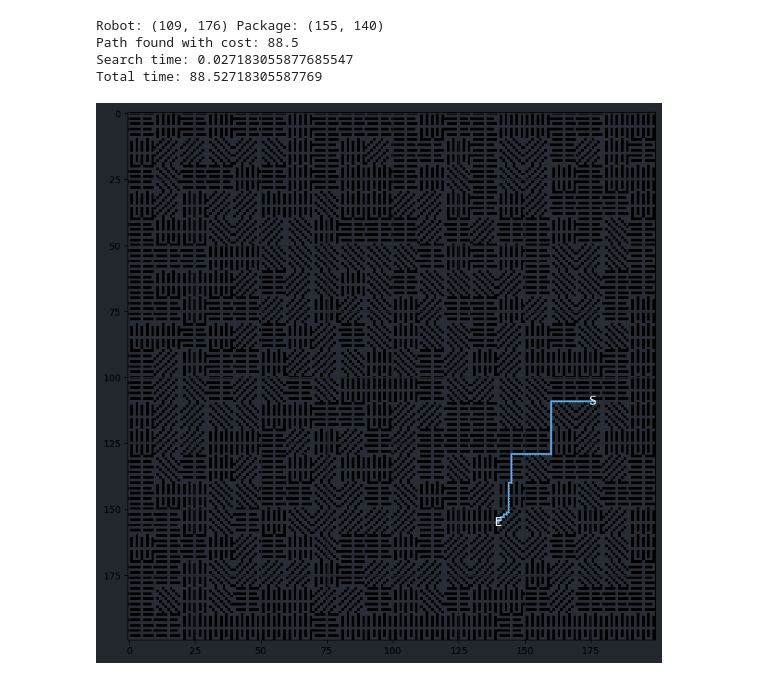
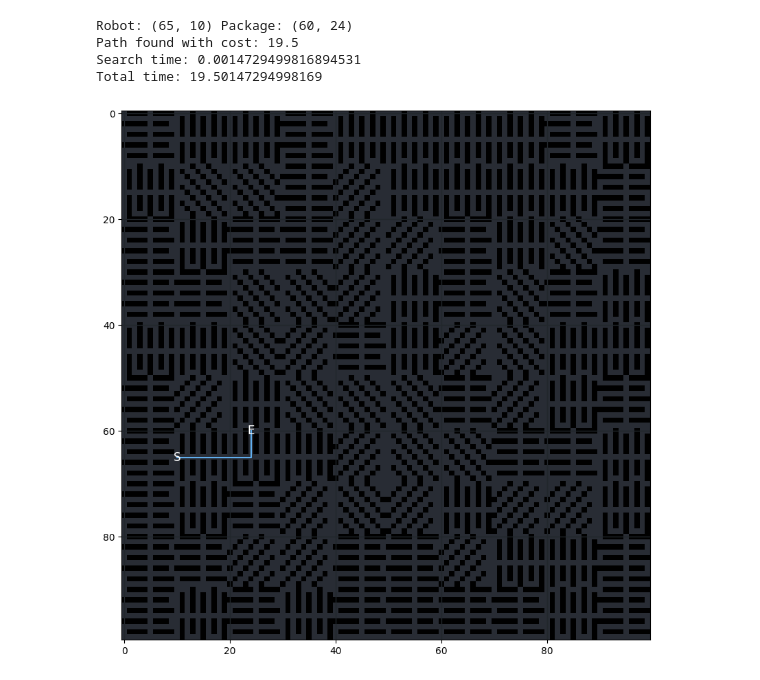
Before and after one commit to 0xdbff/AI, a Jupyter notebook: Informed.ipynb, the cells around one changed output. Saved outputs shown, nothing was run; the diff lists cells and outputs as text; code cells hidden in the pictures.

```diff
--- a/Informed.ipynb
+++ b/Informed.ipynb
@@ -29,7 +29,7 @@ def create_warehouse(rows, cols, obstacle_count):
         obstacle_placed = False
         while not obstacle_placed:
             r, c = random.randint(0, rows - 1), random.randint(0, cols - 1)
-            size = random.choice(obstacle_sizes)  # Choose a random size
+            size = random.choice(obstacle_sizes)
 
             if is_space_free(r, c, size):
                 place_obstacle(r, c, size)
@@ -43,7 +43,7 @@ def position_robot_and_package(warehouse):
         r_r, r_c = random.randint(0, rows - 1), random.randint(0, cols - 1)
         p_r, p_c = random.randint(0, rows - 1), random.randint(0, cols - 1)
         if warehouse[r_r][r_c] == 0 and warehouse[p_r][p_c] == 0:
-            return (r_r, r_c), (p_r, p_c)  # Robot and package positions
+            return (r_r, r_c), (p_r, p_c)
 
 def calculate_cost(current_dir, new_dir):
     # If the move is straight or backward, the cost is 1
@@ -105,14 +105,14 @@ def visualize_warehouse(warehouse, path=None):
         # Unzip the path into x and y coordinates
         ys, xs = zip(*path)
         # A scatter plot for visualiation
-        ax.plot(xs, ys, 'o-', color="#61afef", markersize=1, markeredgecolor="#61afef")
+        ax.plot(xs, ys, '-', color="#61afef", markersize=1)
 
         # Start point
         ax.text(xs[0], ys[0], 'S', ha='center', va='center', color='white', fontsize=12)
         # End point
         ax.text(xs[-1], ys[-1], 'E', ha='center', va='center', color='white', fontsize=12)
 
-    ax.grid(which='both', color='#22272e', linestyle='-', linewidth=1)
+    ax.grid(which='both', color='#22272c', linestyle='-', linewidth=1)
 
     plt.show()
 
@@ -307,10 +307,6 @@ def heuristic(a, b):
 def a_star(warehouse, start, goal):
     rows, cols = warehouse.shape
     queue = []
-    heapq.heappush(queue, (0 + heuristic(start, goal), 0, start, [(0, 1)], []))
-    visited = set()
-    visited.add(start)
-
     while queue:
         _, cost, (r, c), direction, path = heapq.heappop(queue)
 
@@ -329,31 +325,31 @@ def a_star(warehouse, start, goal):
     return None, 0
 # %%
 def run():
-    rows, cols = 200, 200
+    rows, cols = 100, 100
 
     warehouse = create_warehouse_with_pattern(rows,cols)
     robot_pos, package_pos = position_robot_and_package(warehouse)
 
     print("Robot:", robot_pos, "Package:", package_pos)
 
     start_time = time.time()
     path, cost = a_star(warehouse, robot_pos, package_pos)
     # path, cost = bfs(warehouse, robot_pos, package_pos)
     end_time = time.time()
     c_time = end_time - start_time
 
     if path:
         print("Path found with cost:", cost)
         print("Search time:", c_time)
         print("Total time:", cost + c_time)
         visualize_warehouse(warehouse, path=path)
     else:
         run()
 
 run()
 # %% [output]
-Robot: (109, 176) Package: (155, 140)
-Path found with cost: 88.5
-Search time: 0.027183055877685547
-Total time: 88.52718305587769
+Robot: (65, 10) Package: (60, 24)
+Path found with cost: 19.5
+Search time: 0.0014729499816894531
+Total time: 19.50147294998169
-[figure, old version]
+[figure, new version]
```
Also changed, not shown: parts of 2 cells of this notebook, 7 other files.
